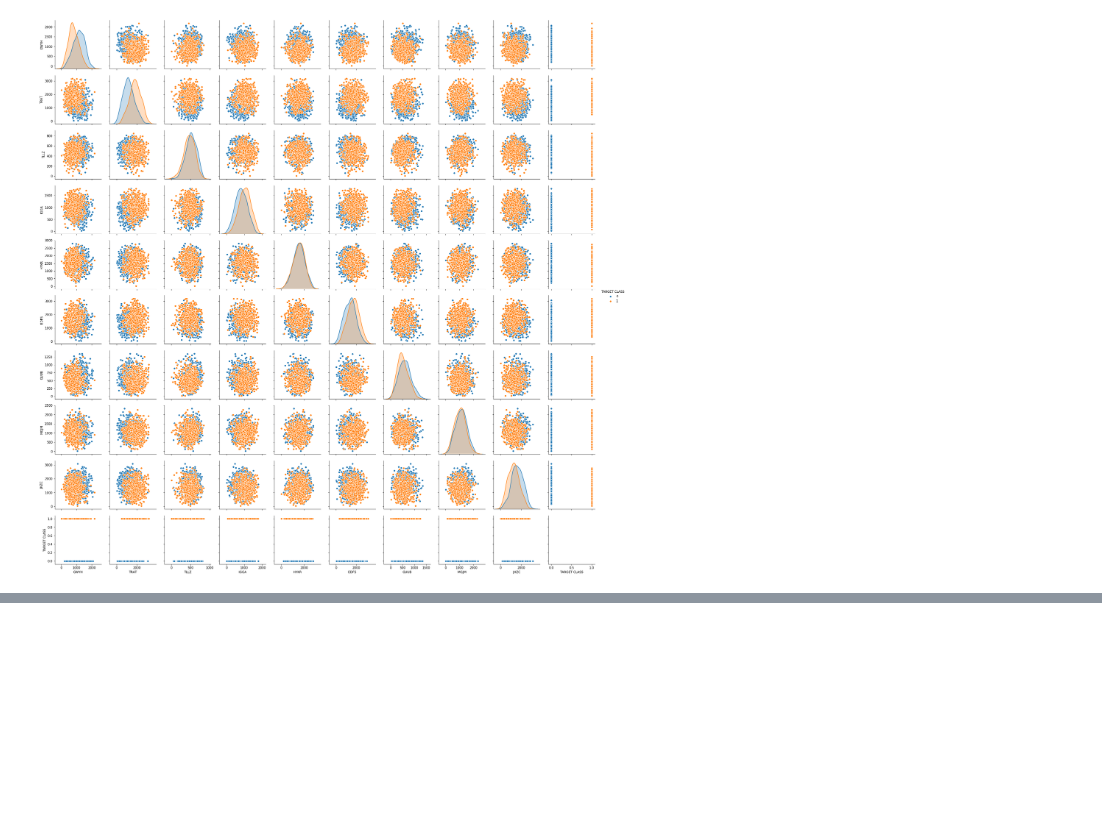
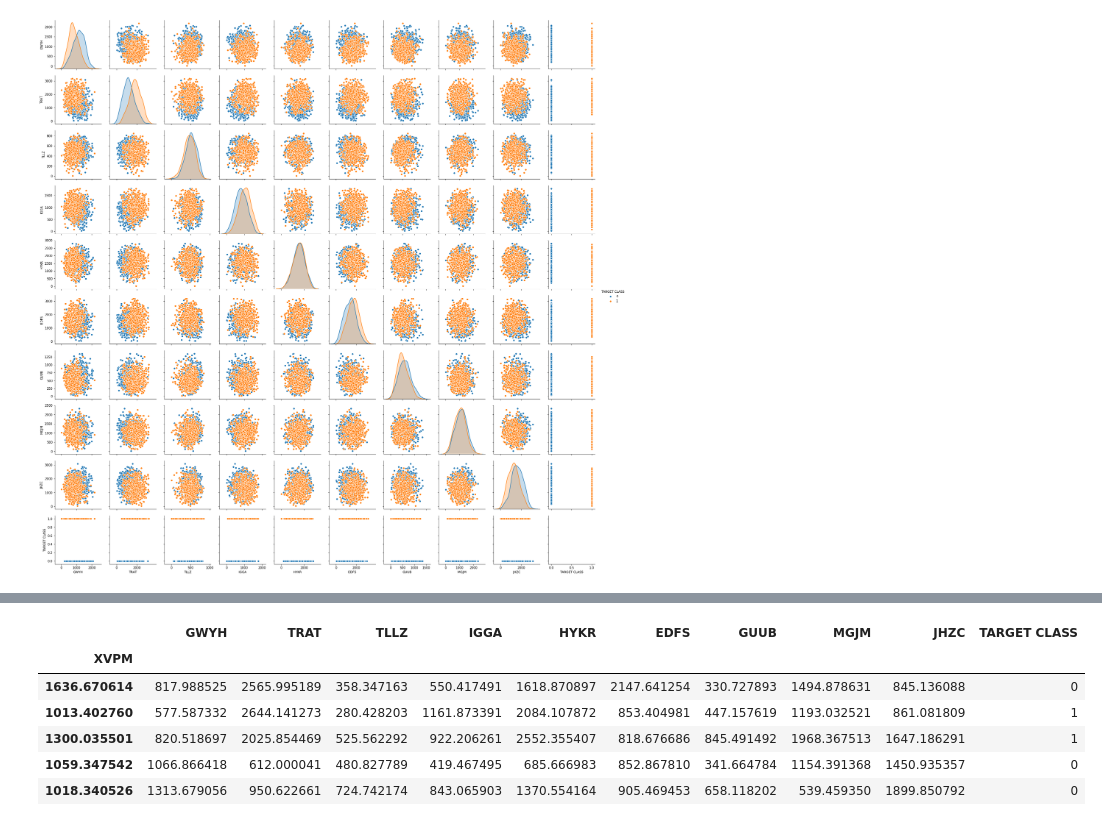
Before and after one commit to paauwp/KNN-Nearest-Neighbourn-Lesson, a Jupyter notebook: My KNN Lecture Project.ipynb, the cells around one changed output, grey strips where cells are left out. Drawn from its saved outputs; the diff is of its cells as text; code cells hidden in the pictures; blank space fills up the shorter version.

```diff
--- a/My KNN Lecture Project.ipynb
+++ b/My KNN Lecture Project.ipynb
@@ -28,0 +57,10 @@ sns.pairplot(df, hue="TARGET CLASS");
+# %%
+df.head(5)
+# %% [output]
+|  | GWYH | TRAT | TLLZ | IGGA | HYKR | EDFS | GUUB | MGJM | JHZC | TARGET CLASS |
+| XVPM |  |  |  |  |  |  |  |  |  |  |
+| 1636.670614 | 817.988525 | 2565.995189 | 358.347163 | 550.417491 | 1618.870897 | 2147.641254 | 330.727893 | 1494.878631 | 845.136088 | 0 |
+| 1013.402760 | 577.587332 | 2644.141273 | 280.428203 | 1161.873391 | 2084.107872 | 853.404981 | 447.157619 | 1193.032521 | 861.081809 | 1 |
+| 1300.035501 | 820.518697 | 2025.854469 | 525.562292 | 922.206261 | 2552.355407 | 818.676686 | 845.491492 | 1968.367513 | 1647.186291 | 1 |
+| 1059.347542 | 1066.866418 | 612.000041 | 480.827789 | 419.467495 | 685.666983 | 852.867810 | 341.664784 | 1154.391368 | 1450.935357 | 0 |
+| 1018.340526 | 1313.679056 | 950.622661 | 724.742174 | 843.065903 | 1370.554164 | 905.469453 | 658.118202 | 539.459350 | 1899.850792 | 0 |
```
Also changed, not shown: parts of 7 cells of this notebook.
